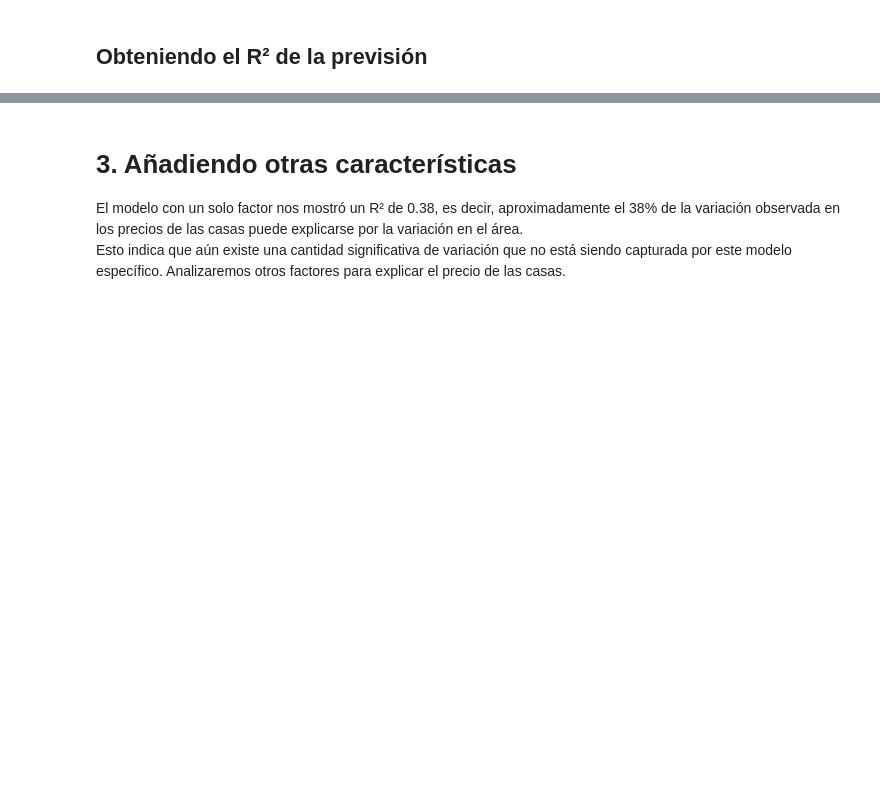
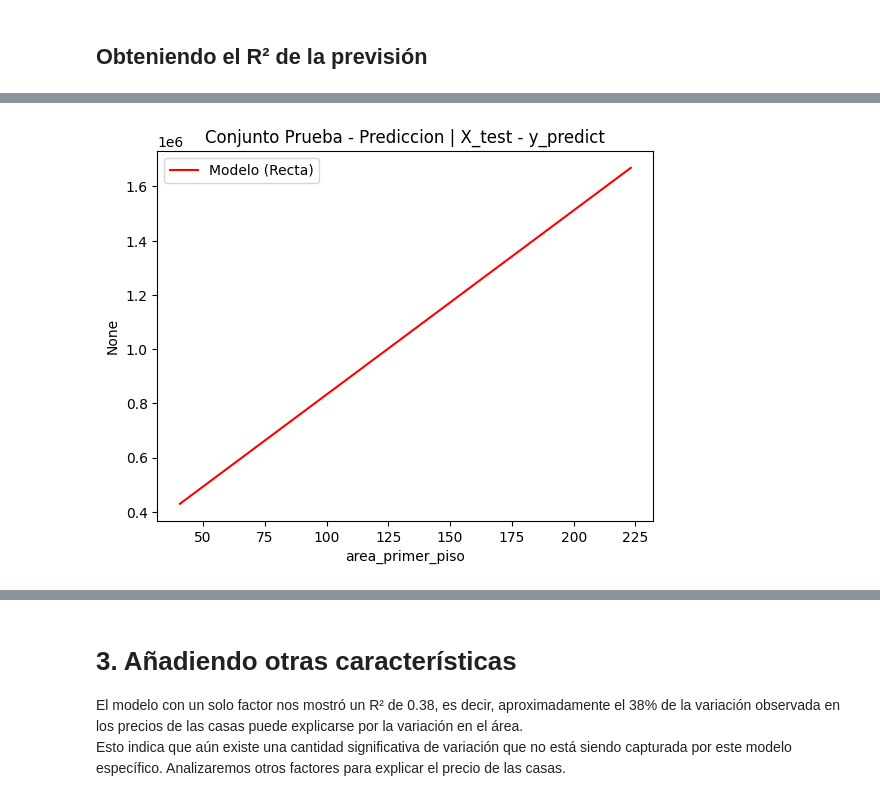
Before and after one commit to Basurero2/Data-Science-probando-relaciones-con-regresion-lineal, a Jupyter notebook: precios_de_inmuebles_regresion_lineal.ipynb, the cells around one changed output, grey strips where cells are left out. Drawn from its saved outputs; the diff is of its cells as text; code cells hidden in the pictures; blank space fills up the shorter version.

```diff
--- a/precios_de_inmuebles_regresion_lineal.ipynb
+++ b/precios_de_inmuebles_regresion_lineal.ipynb
@@ -267,0 +415,8 @@ En este caso, recurrimos a la métrica R², el coeficiente de determinación. El
+# %%
+# definiendo la 'Y' prevista
+y_predict = model_0.predict(X_test)
+
+#le damos un conjunto de prueba para que nos prediga el precio de venta
+# (usara la formula hallada con el conjunto de entrenamiento)
+
+#solo usara la variable con la que el modelo_0 uso, osea solo tomara valores de "area_primer_piso"
@@ -267,0 +441,6 @@ En este caso, recurrimos a la métrica R², el coeficiente de determinación. El
+# %%
+sns.lineplot(x=X_test['area_primer_piso'], y=y_predict, color="red", label="Modelo (Recta)")
+plt.title("Conjunto Prueba - Prediccion | X_test - y_predict")
+plt.show()
+# %% [output]
+[figure, added]
```
Also changed, not shown: parts of 93 cells of this notebook.
